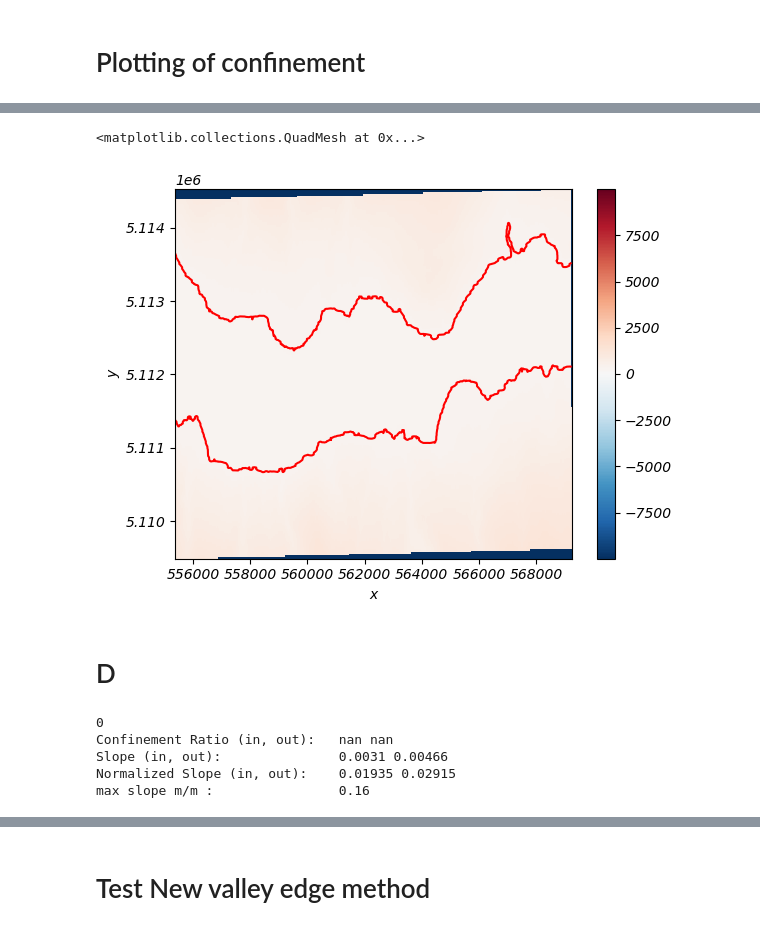
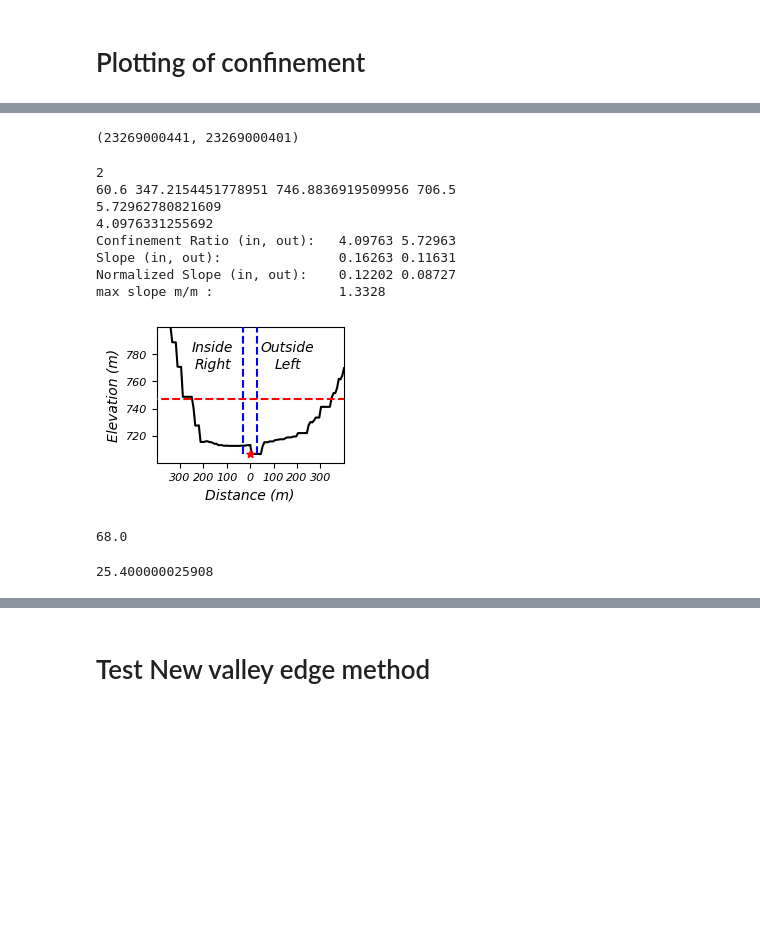
Before and after one commit to niekcde/river-confinement, a Jupyter notebook: test_orthogonals.ipynb, the cells around one changed output, grey strips where cells are left out. Cells and saved outputs as stored; diff of their text form; code cells hidden in the pictures; blank space fills up the shorter version.

```diff
--- a/test_orthogonals.ipynb
+++ b/test_orthogonals.ipynb
@@ -302,7 +207,0 @@ len(dfCF.iloc[idx]['conFactor'].values), dfE.shape[0]
-# %%
-dt1 = dt.now()
-factorRow       = abs(dfCF['bendWidths'] - bw[i]).argsort()
-dt2 = dt.now()
-conFactor       = dfCF.loc[factorRow.iloc[0], 'conFactor']
-dt3 = dt.now()
-print(f'Time1: {dt2 - dt1}, Time1-2: {dt3 - dt2}')
@@ -361,14 +207,0 @@ Time1: 0:00:00.204380, Time1-2: 0:00:00.000520, Time2: 0:00:00.000551, Time 3: 0
-# %%
-
-f, ax = plt.subplots()
-for cg in cg1:
-        for line in cg:
-                ax.plot(line[:, 0], line[:, 1], color = 'green' )
-
-plt.plot(*combinedLine.xy)
-rasterValues = raster[:,:]
-rasterValues = rasterValues.values.ravel()
-vmin = rasterValues[rasterValues != -9999].min()
-raster.plot(ax = ax, vmin = vmin)
-plt.axis('equal')
-plt.show()
@@ -382,15 +208 @@ calc_confinement_values(df, file[-12:-4], directory, False, True)
-# %%
-for i in np.linspace(0, combinedLine.length, int(combinedLine.length /10)):
-    P = combinedLine.interpolate(i)
-    P.distance()
-# %%
-f, ax = plt.subplots()
-for line in contours_geo:
-    plt.plot(line[:, 0], line[:, 1], 'r-')
-raster.plot(ax = ax)
-# %% [output]
-<matplotlib.collections.QuadMesh at 0x...>
-[figure, removed]
-# %% [markdown]
-# D
 # %%
@@ -427,15 +509,29 @@ def plotExtraLine(df, rid, localCRS):
+# %%
+dfReach.columns
+UP = dfReach.loc[dfReach['reach_order'] == 0, 'up_connected_reach'].astype(int).values[0]
+DN = dfReach.loc[dfReach['reach_order'] == dfReach['reach_order'].max(), 'dn_connected_reach'].astype(int).values[0]
+UP, DN
+# %% [output]
+(23269000441, 23269000401)
 # %%
-for i in range(len(po)):
-# for i in range(3,4):
-# for i in [12]:
+# for i in range(len(po)):
+# for i in range(10):
+figureType = 'Methods'
+for i in [2]:
     print(i)
-    plot(i, dfReach,4, False, False)
+    plot(i, dfReach,10, True, False, figureType)
     print()
     # print(
+
 # plot(4, dfReach)
 # %% [output]
-0
-Confinement Ratio (in, out):   nan nan
-Slope (in, out):               0.0031 0.00466
-Normalized Slope (in, out):    0.01935 0.02915
-max slope m/m :                0.16
+2
+60.6 347.2154451778951 746.8836919509956 706.5
+5.72962780821609
+4.0976331255692
+Confinement Ratio (in, out):   4.09763 5.72963
+Slope (in, out):               0.16263 0.11631
+Normalized Slope (in, out):    0.12202 0.08727
+max slope m/m :                1.3328
+[figure, added]
+68.0
@@ -645,0 +538,4 @@ def plot(apexID,row,hf, plotProf =True, plotDEM = True):
+# %%
+1/0.0393700787
+# %% [output]
+25.400000025908
```
Also changed, not shown: parts of 35 cells of this notebook, 18 other files.
